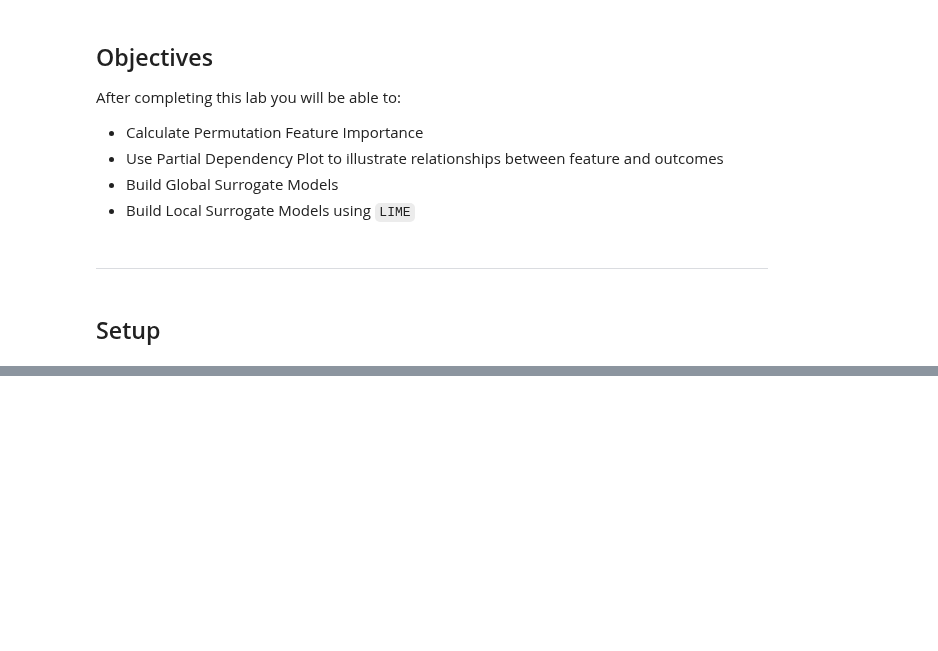
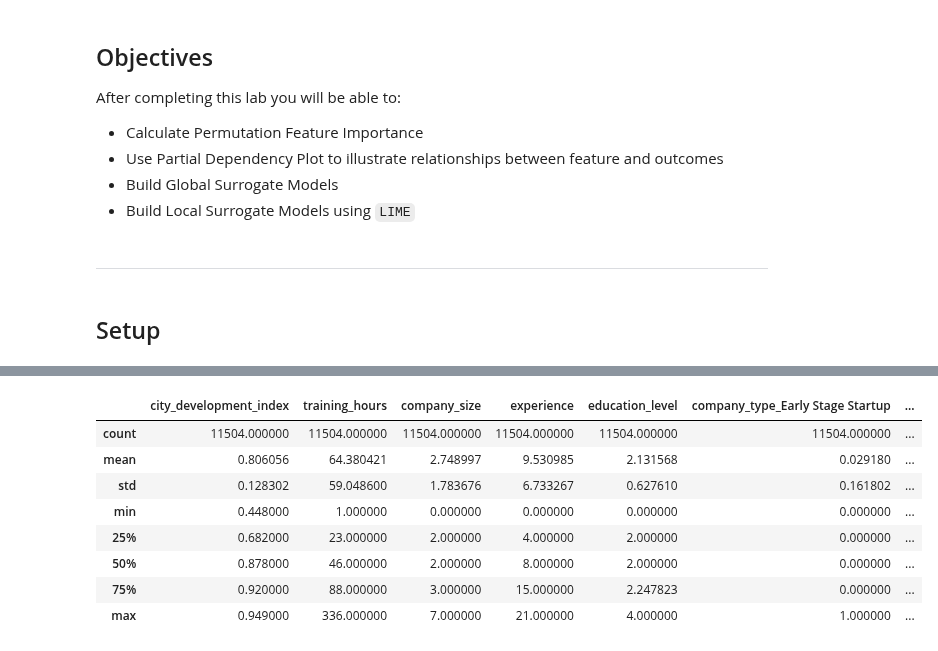
Before and after one commit to Mark-Barbaric/IBM_Machine_Learning_Certificate, a Jupyter notebook: Supervised_Machine_Learning_Classification/week6/model_agnostic_explanations.ipynb, the cells around one changed output, grey strips where cells are left out. Cells and saved outputs as stored; diff of their text form; code cells hidden in the pictures; blank space fills up the shorter version.

```diff
--- a/Supervised_Machine_Learning_Classification/week6/model_agnostic_explanations.ipynb
+++ b/Supervised_Machine_Learning_Classification/week6/model_agnostic_explanations.ipynb
@@ -39,0 +39,3 @@ ModuleNotFoundError: No module named 'sklear'
+# %%
+url = "https://cf-courses-data.s3.us.cloud-object-storage.appdomain.cloud/IBM-ML201EN-SkillsNetwork/labs/module_4/datasets/hr_new_job_processed.csv"
+job_df = pd.read_csv(url)
@@ -39,0 +75,12 @@ ModuleNotFoundError: No module named 'sklear'
+# %%
+job_df.describe()
+# %% [output]
+|  | city_development_index | training_hours | company_size | experience | education_level | company_type_Early Stage Startup | ... |
+| count | 11504.000000 | 11504.000000 | 11504.000000 | 11504.000000 | 11504.000000 | 11504.000000 | ... |
+| mean | 0.806056 | 64.380421 | 2.748997 | 9.530985 | 2.131568 | 0.029180 | ... |
+| std | 0.128302 | 59.048600 | 1.783676 | 6.733267 | 0.627610 | 0.161802 | ... |
+| min | 0.448000 | 1.000000 | 0.000000 | 0.000000 | 0.000000 | 0.000000 | ... |
+| 25% | 0.682000 | 23.000000 | 2.000000 | 4.000000 | 2.000000 | 0.000000 | ... |
+| 50% | 0.878000 | 46.000000 | 2.000000 | 8.000000 | 2.000000 | 0.000000 | ... |
+| 75% | 0.920000 | 88.000000 | 3.000000 | 15.000000 | 2.247823 | 0.000000 | ... |
+| max | 0.949000 | 336.000000 | 7.000000 | 21.000000 | 4.000000 | 1.000000 | ... |
```
Also changed, not shown: parts of 28 cells of this notebook.
